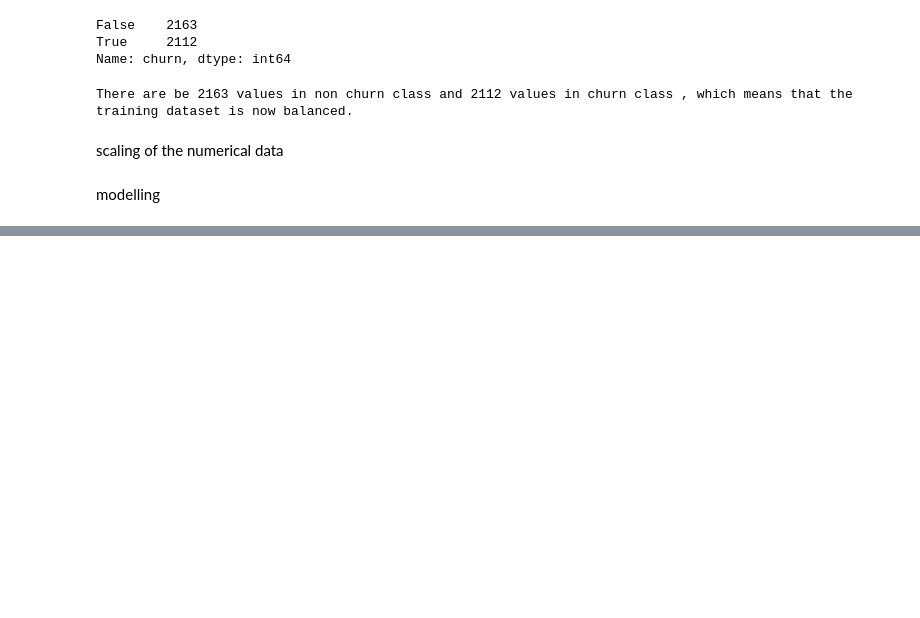
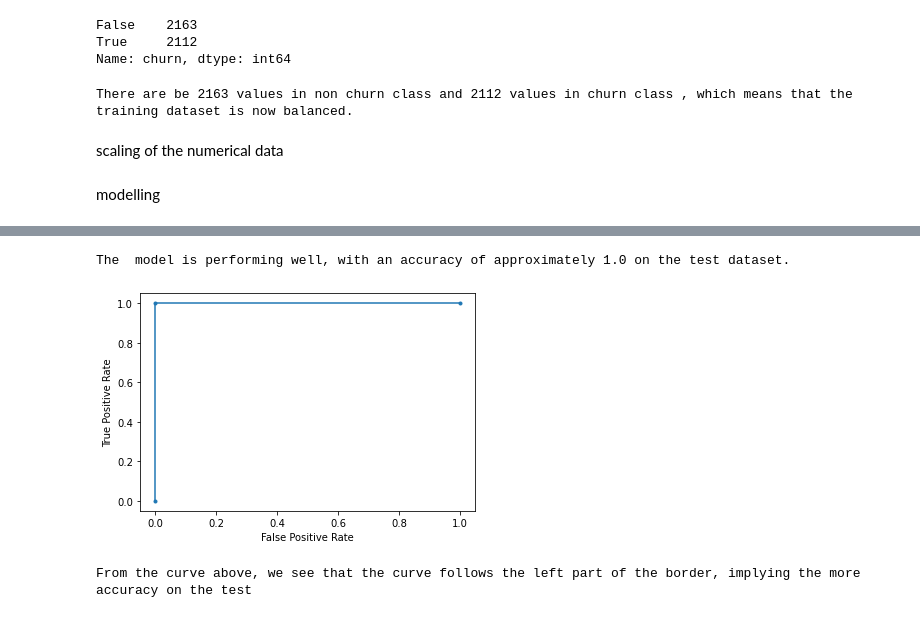
Before and after one commit to ann-mw/phase-3-project, a Jupyter notebook: Untitled.ipynb, the cells around one changed output, grey strips where cells are left out. Saved outputs shown, nothing was run; the diff lists cells and outputs as text; code cells hidden in the pictures; blank space fills up the shorter version.

```diff
--- a/Untitled.ipynb
+++ b/Untitled.ipynb
@@ -394,0 +585,4 @@ modelling
+# %%
+print(f"The  model is performing well, with an accuracy of approximately {round(accuracy_score(y_pred_RF_train,y_train),2)} on the test dataset.")
+# %% [output]
+The  model is performing well, with an accuracy of approximately 1.0 on the test dataset.
@@ -394,0 +591,12 @@ modelling
+# %%
+plt.plot(fpr4, tpr4, marker='.')
+
+plt.xlabel('False Positive Rate')
+plt.ylabel('True Positive Rate')
+plt.show()
+# %% [output]
+[figure, added]
+# %%
+print("From the curve above, we see that the curve follows the left part of the border, implying the more accuracy on the test")
+# %% [output]
+From the curve above, we see that the curve follows the left part of the border, implying the more accuracy on the test
```
Also changed, not shown: parts of 54 cells of this notebook.
